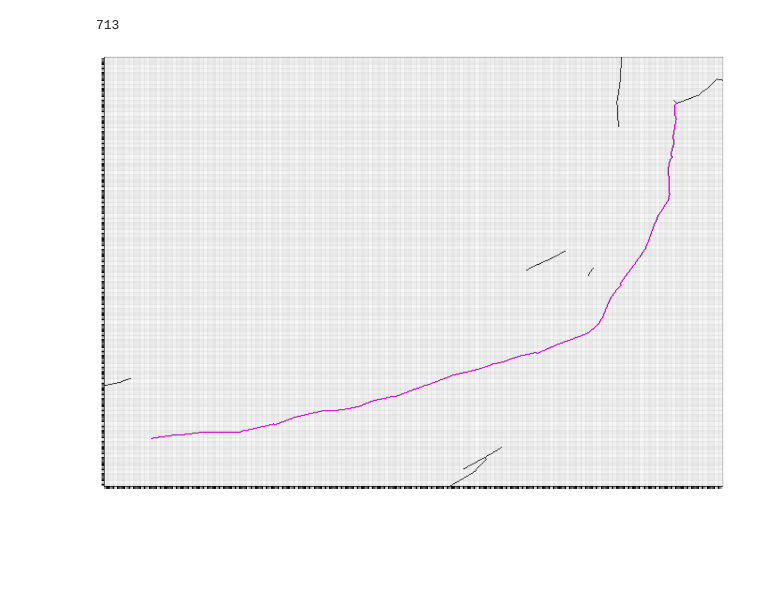
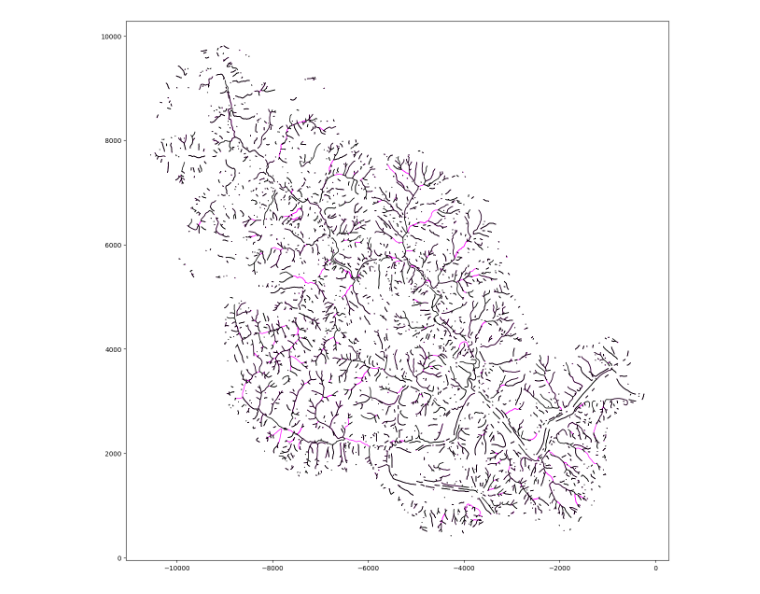
Before and after one commit to dsi-rse/gully-map, a Jupyter notebook: notebooks/quick-graph-analysis.ipynb, the cells around one changed output. Cells and saved outputs as stored; diff of their text form; code cells hidden in the pictures; blank space fills up the shorter version.

Commit message:
some paths are lost to the greedy algorithm

```diff
--- a/notebooks/quick-graph-analysis.ipynb
+++ b/notebooks/quick-graph-analysis.ipynb
@@ -62,42 +136,28 @@ line_seeds = np.dstack(np.nonzero(num_connections == 1))[0]
+# %%
+paths1 = []
+for i1, j1 in path_seeds:
+    paths1.extend(possible_paths(i1, j1))
 # %%
-lines = []
-for which_line in range(len(line_seeds)):
-    i1 = int(line_seeds[which_line, 0])
-    j1 = int(line_seeds[which_line, 1])
-    line = []
-    line.append([i1, j1])
+paths2 = []
+for i1, j1 in path_seeds:
+    path = []
+    path.append([i1, j1])
     i2, j2 = any_step(i1, j1, i1, j1)
-    line.append([i2, j2])
+    path.append([i2, j2])
     while num_connections[i2, j2] == 2:
         i3, j3 = any_step(i1, j1, i2, j2)
-        line.append([i3, j3])
+        path.append([i3, j3])
         i1, j1 = i2, j2
         i2, j2 = i3, j3
-
-    if len(line) > 500:
-        break
-
-len(line)
+    paths2.append(path)
-# %% [output]
-713
 # %%
 fig, ax = plt.subplots(figsize=(15, 15))
 
-minx = min(x for x, y in line) - 50
-maxx = max(x for x, y in line) + 50
-miny = min(y for x, y in line) - 50
-maxy = max(y for x, y in line) + 50
-
-ax.imshow(graph[minx:maxx, miny:maxy] != 0, cmap="gray_r", origin="lower")
-ax.plot([y - miny for x, y in line], [x - minx for x, y in line], linewidth=1, c="magenta")
-
-ax.tick_params(axis="both", which="minor", length=0)
-ax.set_xticks(range(*map(int, ax.get_xlim())))
-ax.set_yticks(range(*map(int, ax.get_ylim())))
-ax.set_xticklabels([])
-ax.set_yticklabels([])
-ax.grid(which="major", alpha=0.2)
+for path in paths1:
+    ax.plot([-y for x, y in path], [x for x, y in path], linewidth=1, c="magenta")
+for path in paths2:
+    ax.plot([-y for x, y in path], [x for x, y in path], linewidth=1.1, c="black")
 
 None
 # %% [output]
-[figure, old version]
+[figure, new version]
```
Also changed, not shown: parts of 6 cells of this notebook.
